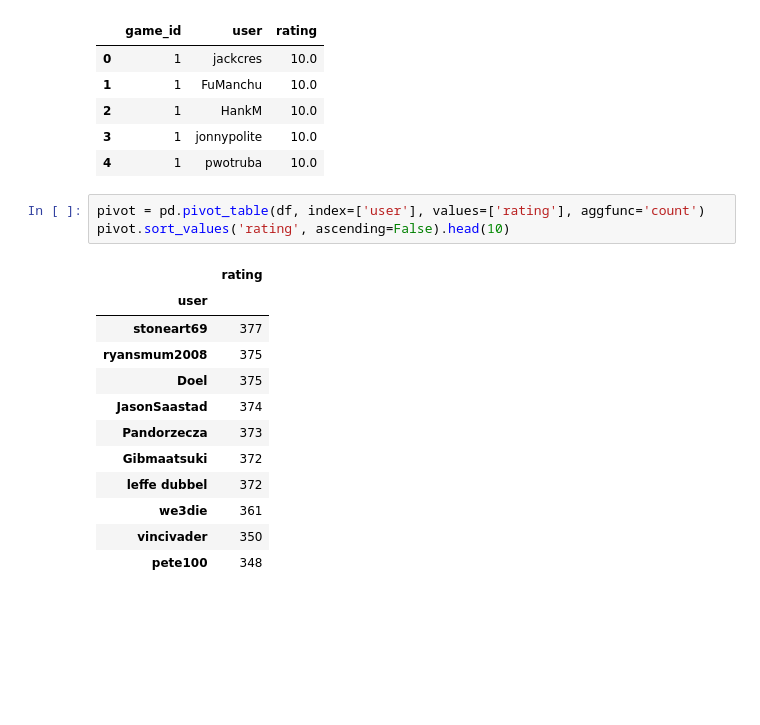
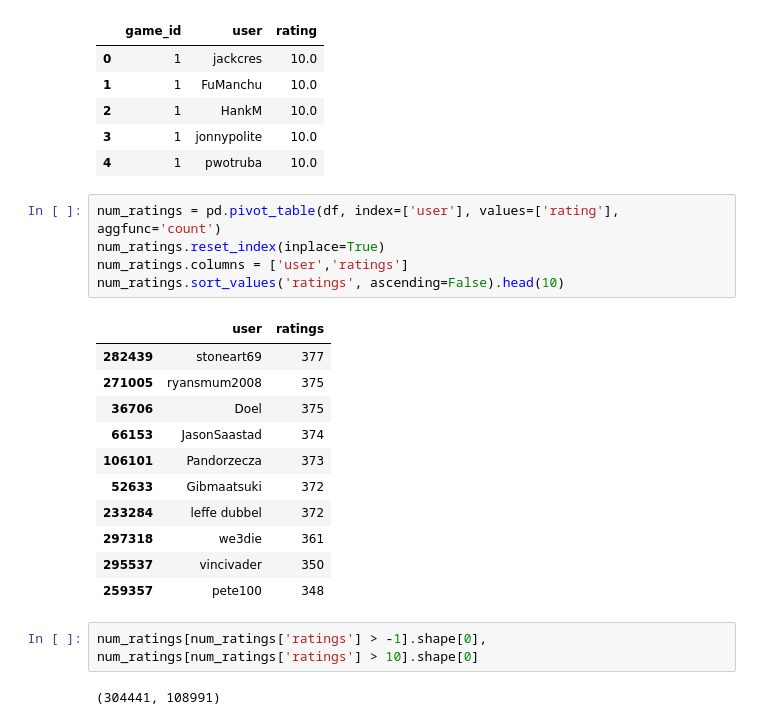
Before and after one commit to MarshallKrakauer/BGGAnalysis, a Jupyter notebook: Player Ratings.ipynb, the cells around one changed output. Drawn from its saved outputs; the diff is of its cells as text; blank space fills up the shorter version.

```diff
--- a/Player Ratings.ipynb
+++ b/Player Ratings.ipynb
@@ -13,18 +44,23 @@ df.head()
 | 3 | 1 | jonnypolite | 10.0 |
 | 4 | 1 | pwotruba | 10.0 |
 # %%
-pivot = pd.pivot_table(df, index=['user'], values=['rating'], aggfunc='count')
-pivot.sort_values('rating', ascending=False).head(10)
+num_ratings = pd.pivot_table(df, index=['user'], values=['rating'], aggfunc='count')
+num_ratings.reset_index(inplace=True)
+num_ratings.columns = ['user','ratings']
+num_ratings.sort_values('ratings', ascending=False).head(10)
 # %% [output]
-|  | rating |
-| user |  |
-| stoneart69 | 377 |
-| ryansmum2008 | 375 |
-| Doel | 375 |
-| JasonSaastad | 374 |
-| Pandorzecza | 373 |
-| Gibmaatsuki | 372 |
-| leffe dubbel | 372 |
-| we3die | 361 |
-| vincivader | 350 |
-| pete100 | 348 |
+|  | user | ratings |
+| 282439 | stoneart69 | 377 |
+| 271005 | ryansmum2008 | 375 |
+| 36706 | Doel | 375 |
+| 66153 | JasonSaastad | 374 |
+| 106101 | Pandorzecza | 373 |
+| 52633 | Gibmaatsuki | 372 |
+| 233284 | leffe dubbel | 372 |
+| 297318 | we3die | 361 |
+| 295537 | vincivader | 350 |
+| 259357 | pete100 | 348 |
+# %%
+num_ratings[num_ratings['ratings'] > -1].shape[0], num_ratings[num_ratings['ratings'] > 10].shape[0]
+# %% [output]
+(304441, 108991)
```
Also changed, not shown: parts of 31 cells of this notebook.
